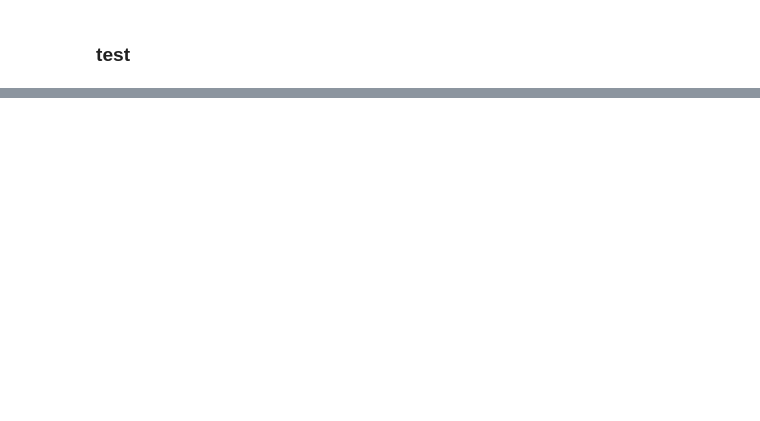
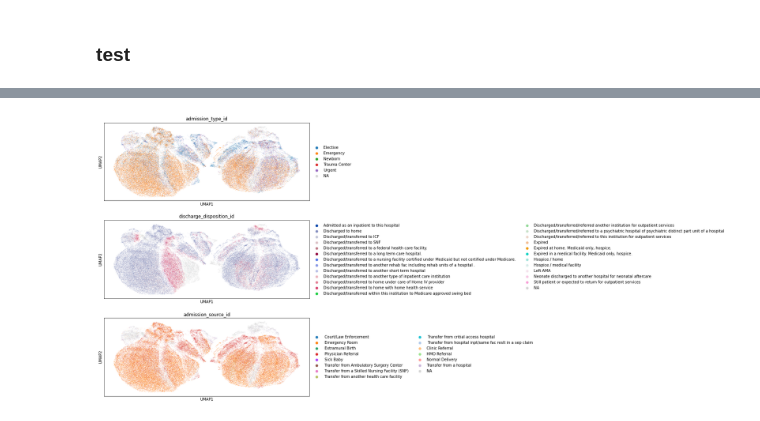
Before and after one commit to theislab/ehrapy-datasets, a Jupyter notebook: diabetes_130/diabetes_130.ipynb, the cells around one changed output, grey strips where cells are left out. Saved outputs shown, nothing was run; the diff lists cells and outputs as text; code cells hidden in the pictures; blank space fills up the shorter version.

```diff
--- a/diabetes_130/diabetes_130.ipynb
+++ b/diabetes_130/diabetes_130.ipynb
@@ -329,0 +475,4 @@ adata
+# %%
+ep.pl.umap(adata, color=["admission_type_id", "discharge_disposition_id", "admission_source_id",], ncols=1, wspace=0.75)
+# %% [output]
+[figure, added]
```
Also changed, not shown: parts of 48 cells of this notebook.
